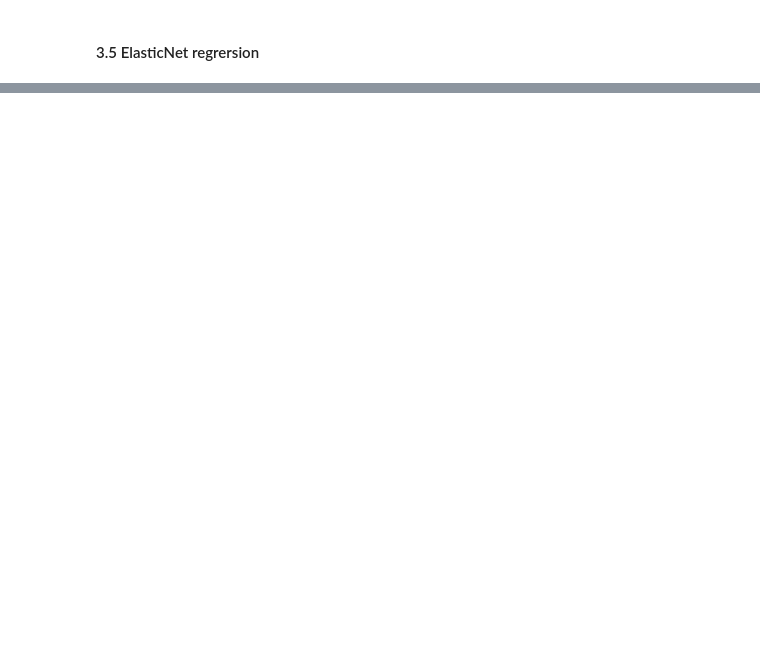
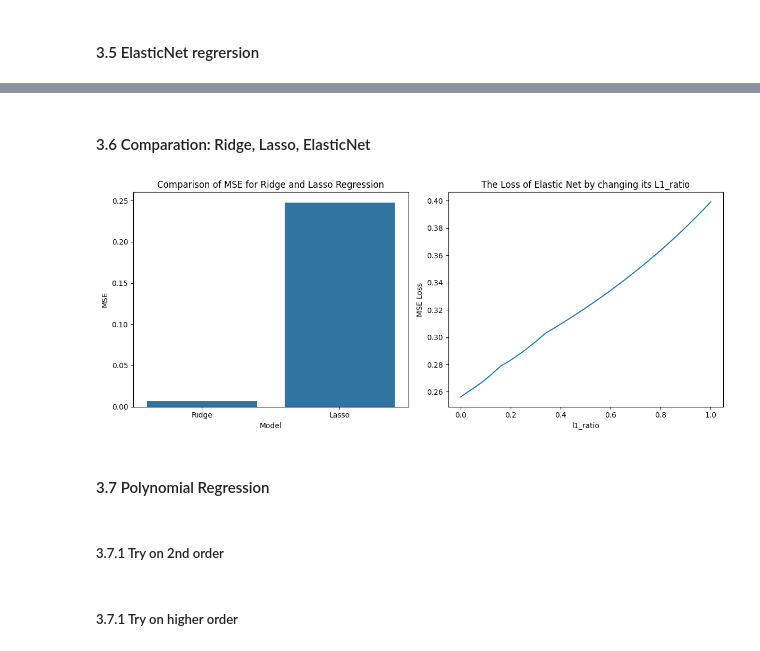
Before and after one commit to Likelipop/Introduction-to-ML, a Jupyter notebook: Untitled21.ipynb, the cells around one changed output, grey strips where cells are left out. Saved outputs shown, nothing was run; the diff lists cells and outputs as text; code cells hidden in the pictures; blank space fills up the shorter version.

```diff
--- a/Untitled21.ipynb
+++ b/Untitled21.ipynb
@@ -329,14 +361,17 @@ def build_lasso_model(X_train, y_train, alpha):
 
     return model
 
-model = build_lasso_model(X_train, y_train,0.4)
+model = build_lasso_model(X_train, y_train,0.3)
+#====================================
 # Compare on training dataset
+# On train set
 pred = model.predict(X_train)
 print("mean absolute error of LASSO model on train set ", mean_absolute_error(y_pred=pred, y_true=y_train) )
-pred = model.predict(X_train)
-lasso_mse = mean_absolute_error(y_pred=pred, y_true=y_train)
+# On test set
+pred = model.predict(X_test)
+lasso_mse = mean_absolute_error(y_pred=pred, y_true=y_test)
 print("mean absolute error of LASSO model on test set ", lasso_mse )
-
+#=====================================
 print(model.coef_) # print coefficient
 print()
 print(model.intercept_) # print intercept_
@@ -416,0 +452,34 @@ mean absolute error of elasticNet model on test set  1579.3793758148836
+# %% [markdown]
+<h4>3.6 Comparation: Ridge, Lasso, ElasticNet </h4>
+# %%
+import matplotlib.pyplot as plt
+import seaborn as sns
+import pandas as pd
+
+
+# Create a figure and a set of subplots
+fig, axes = plt.subplots(1, 2, figsize=(12, 5))  # 1 row, 2 columns
+
+# Plot 1: Bar plot for Ridge and Lasso MSE
+data1 = {'Model': ['Ridge', 'Lasso'],
+         'MSE': [ridge_mse, lasso_mse]}
+df1 = pd.DataFrame(data1)
+sns.barplot(x='Model', y='MSE', data=df1, ax=axes[0])
+axes[0].set_title('Comparison of MSE for Ridge and Lasso Regression')
+
+# Plot 2: Line plot for ElasticNet MSE
+data2 = {"l1_ratio": [0.02 * i for i in range(51)],
+         "MSE Loss": elasticNet_mse_list}
+df2 = pd.DataFrame(data2)
+sns.lineplot(x='l1_ratio', y='MSE Loss', data=df2, ax=axes[1])
+axes[1].set_title('The Loss of Elastic Net by changing its L1_ratio')
+
+# Adjust layout and display the plot
+plt.tight_layout()
+plt.show()
+# %% [output]
+[figure, added]
+# %% [markdown]
+<h4>3.7 Polynomial Regression </h4>
+# %% [markdown]
+<h5>3.7.1 Try on 2nd order </h5>
@@ -416,0 +510,2 @@ mean absolute error of elasticNet model on test set  1579.3793758148836
+# %% [markdown]
+<h5>3.7.1 Try on higher order </h5>
```
Also changed, not shown: parts of 19 cells of this notebook.
